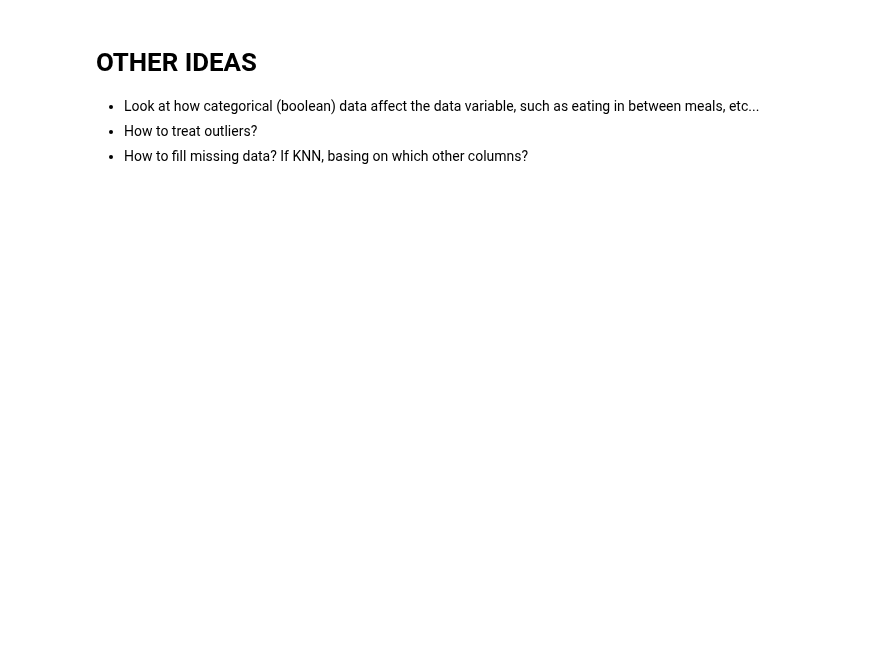
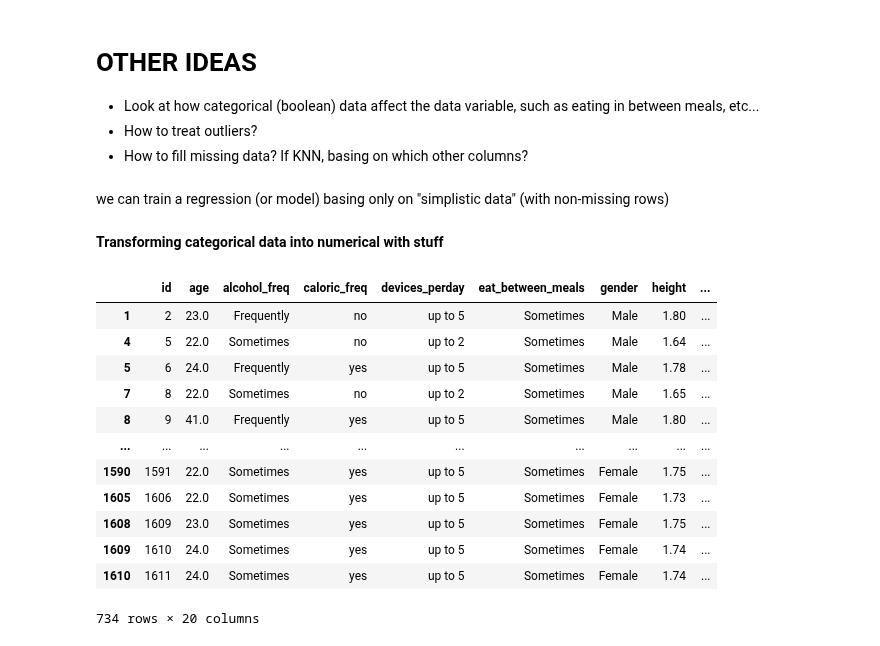
Before and after one commit to 0xMarc0s/IMS_ML_project, a Jupyter notebook: Preliminary Notebooks/Dino Notebook.ipynb, the cells around one changed output. Drawn from its saved outputs; the diff is of its cells as text; code cells hidden in the pictures; blank space fills up the shorter version.

Commit message:
stuff
stuff

```diff
--- a/Preliminary Notebooks/Dino Notebook.ipynb
+++ b/Preliminary Notebooks/Dino Notebook.ipynb
@@ -128,3 +143,33 @@ This means we can treat people with 1 or 4 meals a day as outliers.
 - Look at how categorical (boolean) data affect the data variable, such as eating in between meals, etc...
 - How to treat outliers?
 - How to fill missing data? If KNN, basing on which other columns?
+# %%
+x = df.drop("marrital_status", axis=1 )
+x = x.drop("id", axis=1)
+x = x.isna()
+x['missing'] = x.sum(axis=1)
+x.sort_values(by="missing", ascending=True)
+y = x.query("missing==0")
+
+df_filtered = (df.drop("marrital_status", axis=1)).dropna()
+df_filtered.to_csv("../our data/simple.csv")
+# %% [markdown]
+we can train a regression (or model) basing only on "simplistic data" (with non-missing rows)
+# %% [markdown]
+**Transforming categorical data into numerical with stuff**
+# %%
+df_filtered
+# %% [output]
+|  | id | age | alcohol_freq | caloric_freq | devices_perday | eat_between_meals | gender | height | ... |
+| 1 | 2 | 23.0 | Frequently | no | up to 5 | Sometimes | Male | 1.80 | ... |
+| 4 | 5 | 22.0 | Sometimes | no | up to 2 | Sometimes | Male | 1.64 | ... |
+| 5 | 6 | 24.0 | Frequently | yes | up to 5 | Sometimes | Male | 1.78 | ... |
+| 7 | 8 | 22.0 | Sometimes | no | up to 2 | Sometimes | Male | 1.65 | ... |
+| 8 | 9 | 41.0 | Frequently | yes | up to 5 | Sometimes | Male | 1.80 | ... |
+| ... | ... | ... | ... | ... | ... | ... | ... | ... | ... |
+| 1590 | 1591 | 22.0 | Sometimes | yes | up to 5 | Sometimes | Female | 1.75 | ... |
+| 1605 | 1606 | 22.0 | Sometimes | yes | up to 5 | Sometimes | Female | 1.73 | ... |
+| 1608 | 1609 | 23.0 | Sometimes | yes | up to 5 | Sometimes | Female | 1.75 | ... |
+| 1609 | 1610 | 24.0 | Sometimes | yes | up to 5 | Sometimes | Female | 1.74 | ... |
+| 1610 | 1611 | 24.0 | Sometimes | yes | up to 5 | Sometimes | Female | 1.74 | ... |
+734 rows × 20 columns
```
Also changed, not shown: parts of 5 cells of this notebook, 1 other file.
